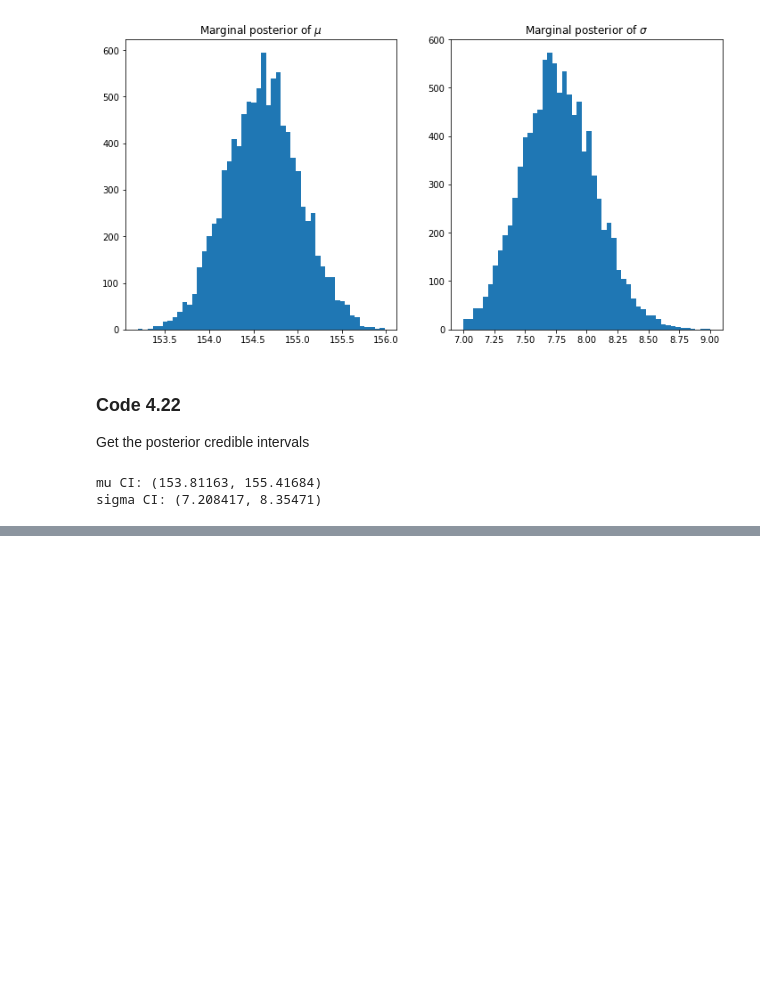
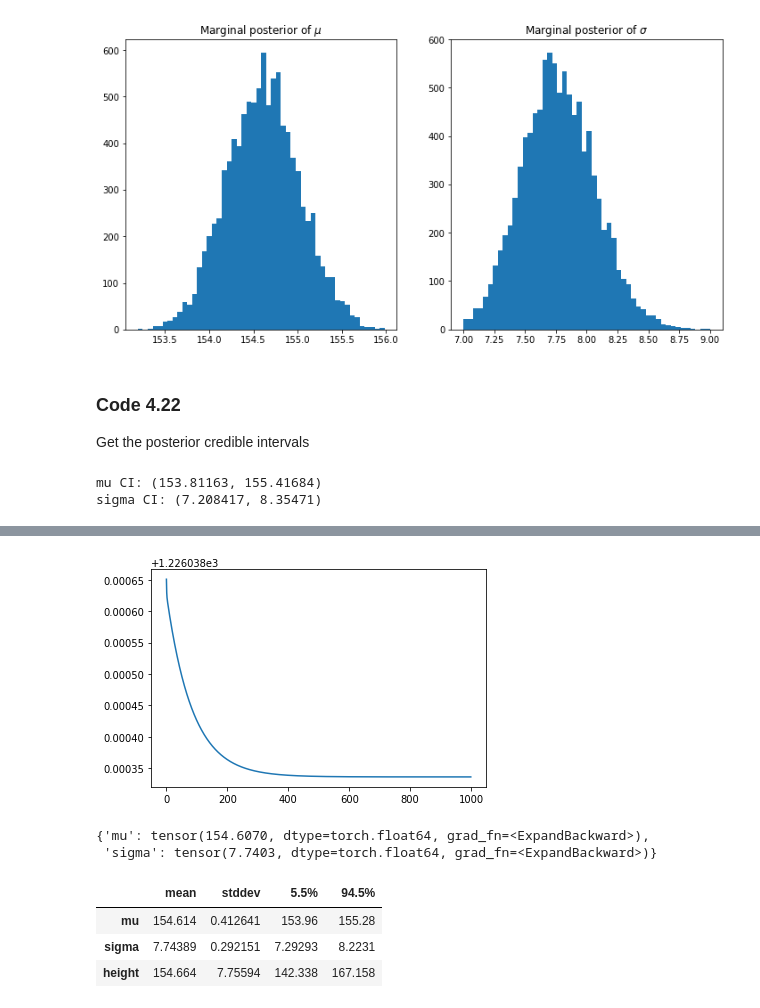
Before and after one commit to ecotner/statistical-rethinking, a Jupyter notebook: notebooks/4_geocentric_models.ipynb, the cells around one changed output, grey strips where cells are left out. Saved outputs shown, nothing was run; the diff lists cells and outputs as text; code cells hidden in the pictures; blank space fills up the shorter version.

```diff
--- a/notebooks/4_geocentric_models.ipynb
+++ b/notebooks/4_geocentric_models.ipynb
@@ -299,0 +359,37 @@ sigma CI: (7.208417, 8.35471)
+# %%
+# Construct the dataset
+d2 = tt(howell_df[howell_df["age"] >= 18]["height"].values)
+
+# Specify the model
+def model(data, train=True):
+    mu = pyro.sample("mu", Normal(178, 20))
+    sigma = pyro.sample("sigma", Uniform(0, 50))
+    if train:
+        with pyro.plate("obs", len(data)):
+            pyro.sample("height", Normal(mu, sigma), obs=data)
+    else:
+        pyro.sample("height", Normal(mu, sigma))
+
+# Specify the guide (using a handy Laplace approx.)
+delta_guide = AutoLaplaceApproximation(
+    model,
+    init_to_value(values={"mu": d2.mean(), "sigma": d2.std()})
+)
+
+# Use SVI to get the MAP estimate
+pyro.clear_param_store()
+svi = SVI(model, delta_guide, optim=SGD({"lr": 1e-3}), loss=Trace_ELBO())
+loss = [svi.step(d2) for _ in range(1000)]
+# Expand around the posterior mode to get Laplace approx.
+# AKA a multivariate normal
+guide = delta_guide.laplace_approximation(d2)
+# %%
+plt.plot(loss); plt.show()
+# %% [output]
+[figure, added]
+# %%
+# Here are the MAP estimates:
+delta_guide()
+# %% [output]
+{'mu': tensor(154.6070, dtype=torch.float64, grad_fn=<ExpandBackward>),
+ 'sigma': tensor(7.7403, dtype=torch.float64, grad_fn=<ExpandBackward>)}
@@ -299,0 +416,7 @@ sigma CI: (7.208417, 8.35471)
+# %%
+precis(samples)
+# %% [output]
+|  | mean | stddev | 5.5% | 94.5% |
+| mu | 154.614 | 0.412641 | 153.96 | 155.28 |
+| sigma | 7.74389 | 0.292151 | 7.29293 | 8.2231 |
+| height | 154.664 | 7.75594 | 142.338 | 167.158 |
```
Also changed, not shown: parts of 48 cells of this notebook.
